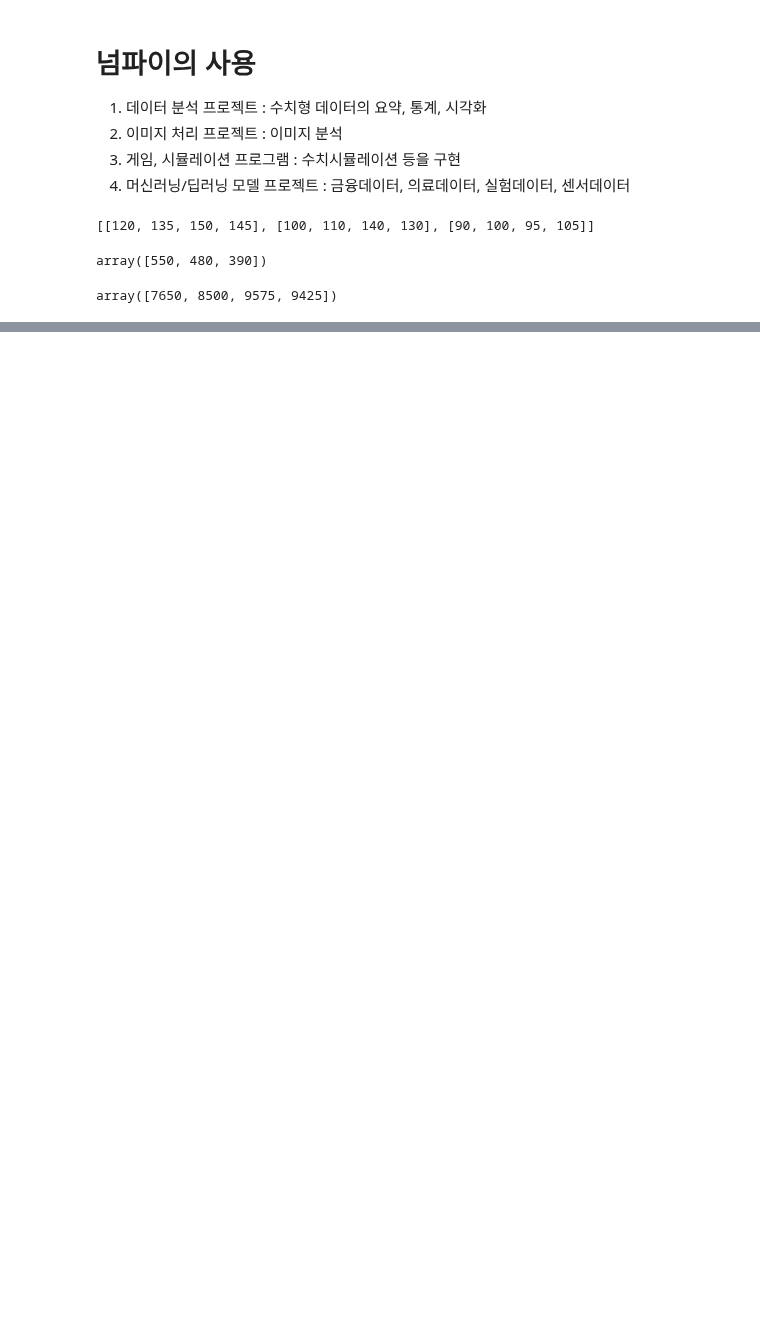
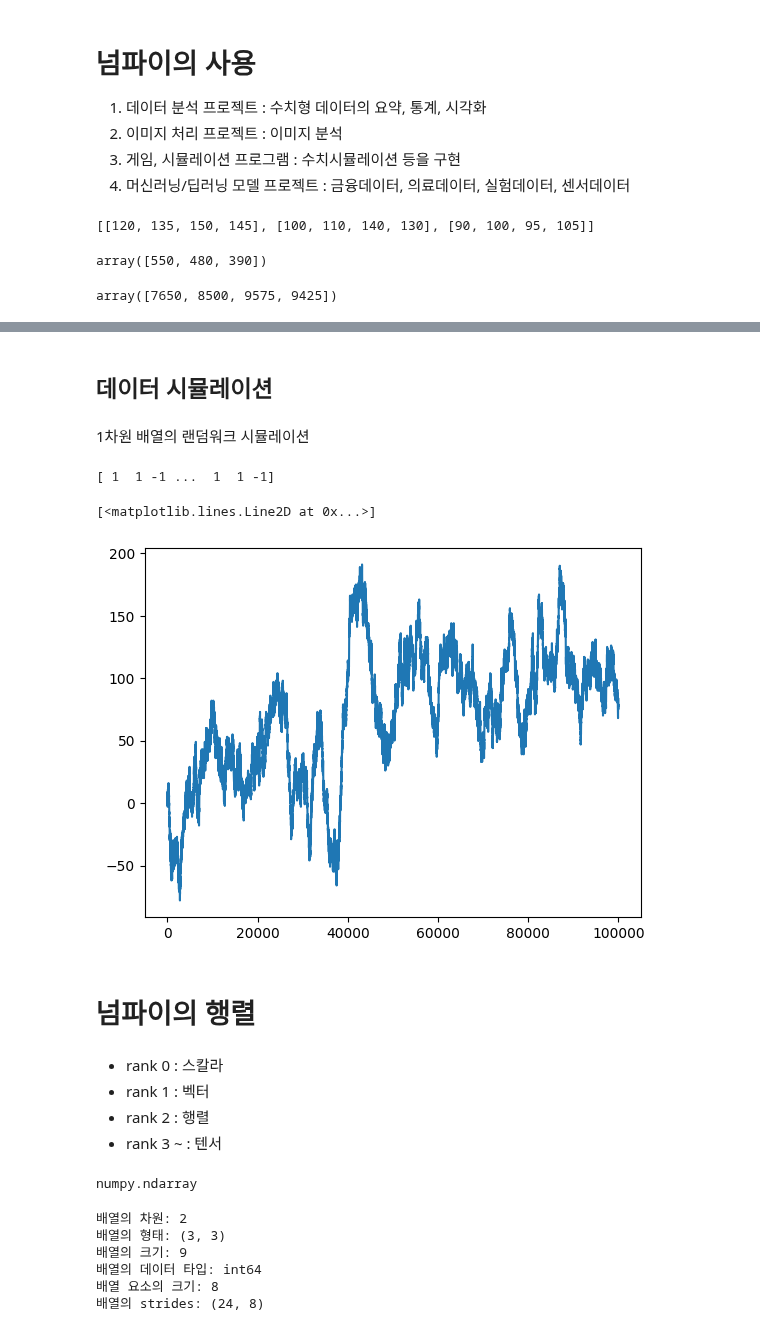
Before and after one commit to yleessam/hipython_rep, a Jupyter notebook: 12_넘파이.ipynb, the cells around one changed output, grey strips where cells are left out. Drawn from its saved outputs; the diff is of its cells as text; code cells hidden in the pictures; blank space fills up the shorter version.

```diff
--- a/12_넘파이.ipynb
+++ b/12_넘파이.ipynb
@@ -40,0 +44,24 @@ Image.fromarray(new_img).save('new_sample.jpg')
+# %% [markdown]
+## 데이터 시뮬레이션
+# %% [markdown]
+1차원 배열의 랜덤워크 시뮬레이션
+# %%
+import matplotlib.pyplot as plt
+
+n_step = 100000
+step = np.random.choice([-1,1], size=n_step)
+print(step)
+walk = np.cumsum(step)
+
+plt.plot(walk)
+# %% [output]
+[ 1  1 -1 ...  1  1 -1]
+[<matplotlib.lines.Line2D at 0x...>]
+[figure, added]
+# %% [markdown]
+# 넘파이의 행렬
+# %% [markdown]
+- rank 0 : 스칼라
+- rank 1 : 벡터
+- rank 2 : 행렬
+- rank 3 ~ : 텐서
@@ -40,0 +70,19 @@ Image.fromarray(new_img).save('new_sample.jpg')
+# %%
+arr = np.array([[1,2,3], [4,5,6], [7,8,9]])
+type(arr)
+# %% [output]
+numpy.ndarray
+# %%
+print('배열의 차원:', arr.ndim)         # 2
+print('배열의 형태:', arr.shape)        # (3, 3)
+print('배열의 크기:', arr.size)         # 9
+print('배열의 데이터 타입:', arr.dtype) # int64
+print('배열 요소의 크기:', arr.itemsize) # 8 (바이트)
+print('배열의 strides:', arr.strides)   # (24, 8)
+# %% [output]
+배열의 차원: 2
+배열의 형태: (3, 3)
+배열의 크기: 9
+배열의 데이터 타입: int64
+배열 요소의 크기: 8
+배열의 strides: (24, 8)
```
Also changed, not shown: parts of 6 cells of this notebook, 1 other file.
